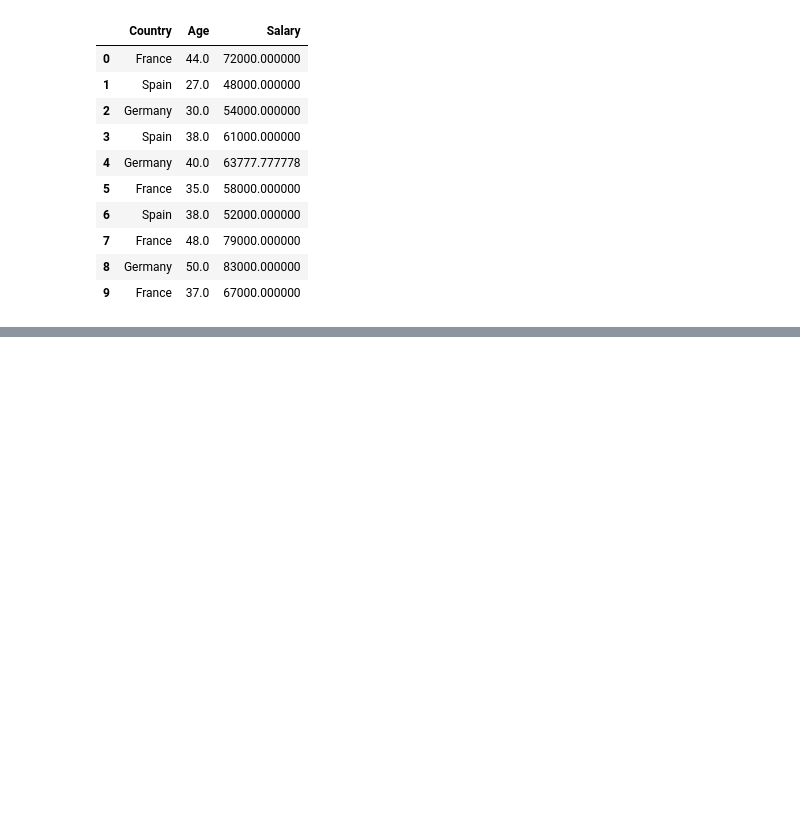
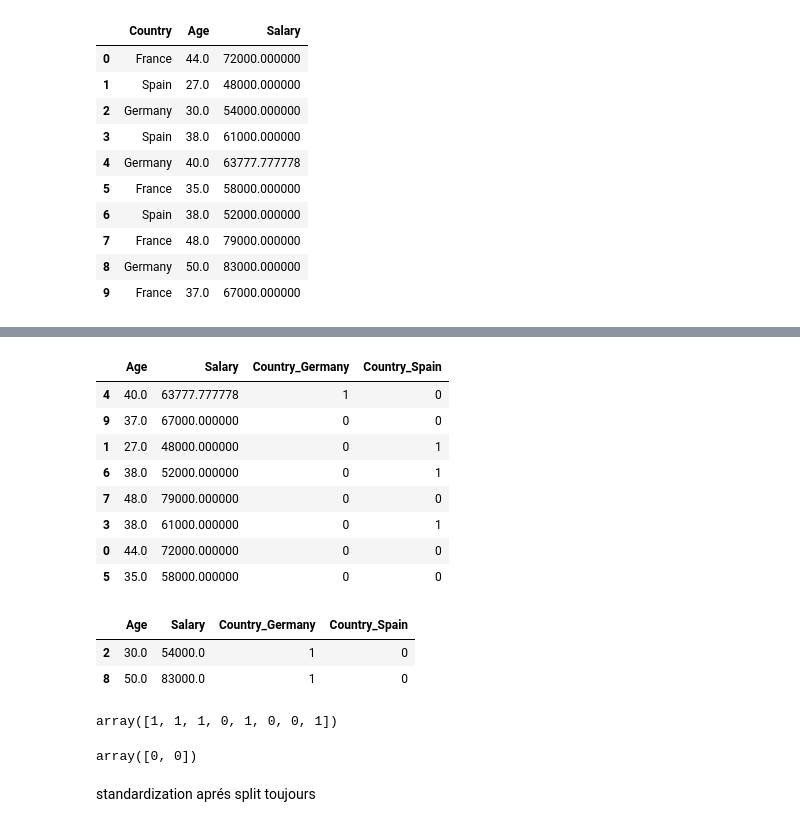
Before and after one commit to aws3ma/machine-learning, a Jupyter notebook: Sc1.ipynb, the cells around one changed output, grey strips where cells are left out. Cells and saved outputs as stored; diff of their text form; code cells hidden in the pictures; blank space fills up the shorter version.

```diff
--- a/Sc1.ipynb
+++ b/Sc1.ipynb
@@ -127,0 +186,28 @@ x
+# %%
+x_train
+# %% [output]
+|  | Age | Salary | Country_Germany | Country_Spain |
+| 4 | 40.0 | 63777.777778 | 1 | 0 |
+| 9 | 37.0 | 67000.000000 | 0 | 0 |
+| 1 | 27.0 | 48000.000000 | 0 | 1 |
+| 6 | 38.0 | 52000.000000 | 0 | 1 |
+| 7 | 48.0 | 79000.000000 | 0 | 0 |
+| 3 | 38.0 | 61000.000000 | 0 | 1 |
+| 0 | 44.0 | 72000.000000 | 0 | 0 |
+| 5 | 35.0 | 58000.000000 | 0 | 0 |
+# %%
+x_test
+# %% [output]
+|  | Age | Salary | Country_Germany | Country_Spain |
+| 2 | 30.0 | 54000.0 | 1 | 0 |
+| 8 | 50.0 | 83000.0 | 1 | 0 |
+# %%
+y_train
+# %% [output]
+array([1, 1, 1, 0, 1, 0, 0, 1])
+# %%
+y_test
+# %% [output]
+array([0, 0])
+# %% [markdown]
+standardization aprés split toujours
```
Also changed, not shown: parts of 16 cells of this notebook.
